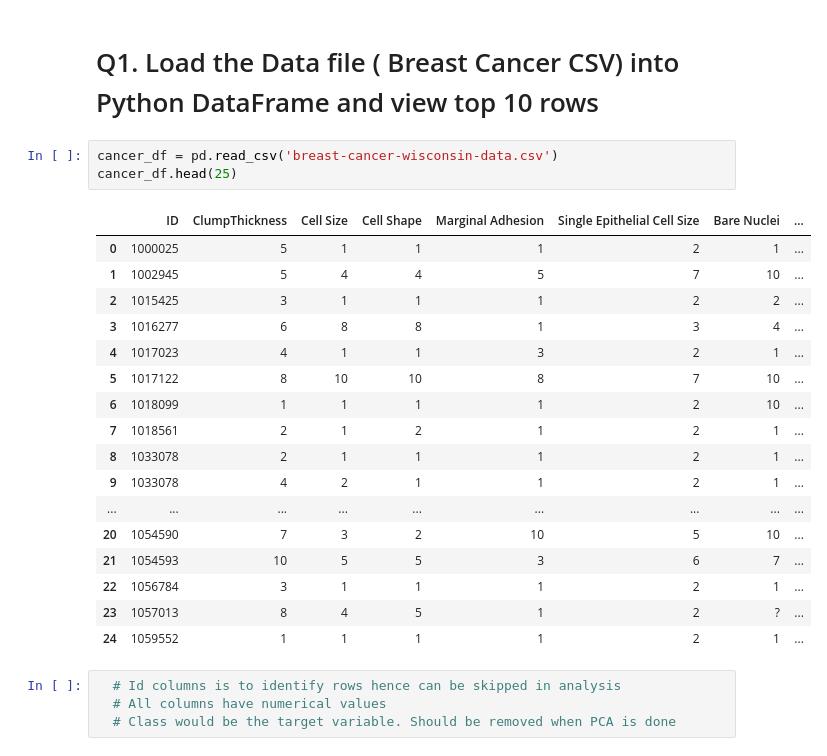
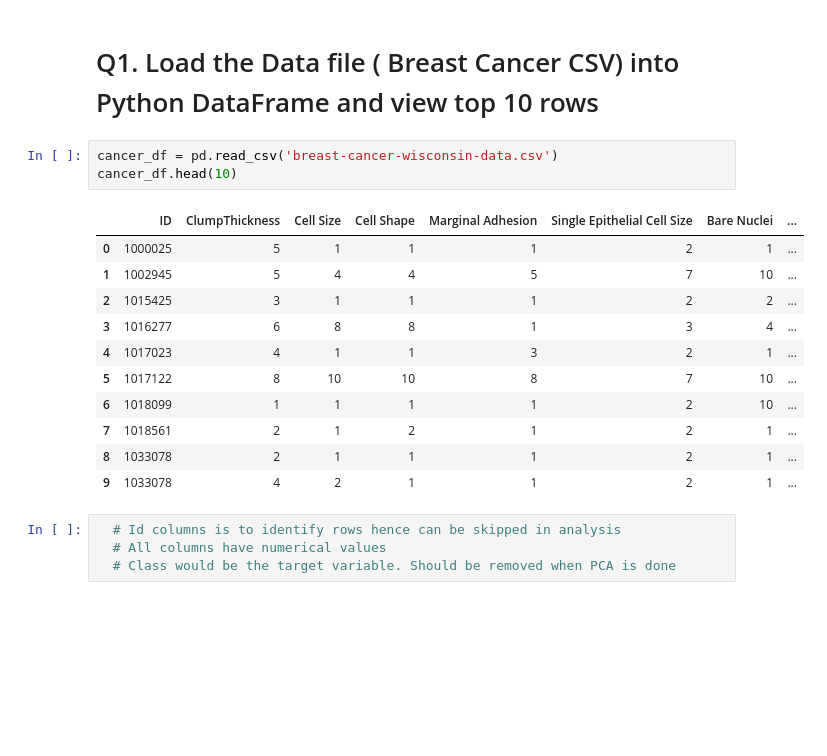
Before and after one commit to GreatLearningAIML1/bangalore-aug19-batch-harsha-konka, a Jupyter notebook: R5_Internal_Lab_PCA_PBRS.ipynb, the cells around one changed output. Cells and saved outputs as stored; diff of their text form; blank space fills up the shorter version.

```diff
--- a/R5_Internal_Lab_PCA_PBRS.ipynb
+++ b/R5_Internal_Lab_PCA_PBRS.ipynb
@@ -12,25 +12,19 @@ import matplotlib.pyplot as plt
 # Q1. Load the Data file ( Breast Cancer CSV) into Python DataFrame and view top 10 rows
 # %%
 cancer_df = pd.read_csv('breast-cancer-wisconsin-data.csv')
-cancer_df.head(25)
+cancer_df.head(10)
 # %% [output]
 |  | ID | ClumpThickness | Cell Size | Cell Shape | Marginal Adhesion | Single Epithelial Cell Size | Bare Nuclei | ... |
 | 0 | 1000025 | 5 | 1 | 1 | 1 | 2 | 1 | ... |
 | 1 | 1002945 | 5 | 4 | 4 | 5 | 7 | 10 | ... |
 | 2 | 1015425 | 3 | 1 | 1 | 1 | 2 | 2 | ... |
 | 3 | 1016277 | 6 | 8 | 8 | 1 | 3 | 4 | ... |
 | 4 | 1017023 | 4 | 1 | 1 | 3 | 2 | 1 | ... |
 | 5 | 1017122 | 8 | 10 | 10 | 8 | 7 | 10 | ... |
 | 6 | 1018099 | 1 | 1 | 1 | 1 | 2 | 10 | ... |
 | 7 | 1018561 | 2 | 1 | 2 | 1 | 2 | 1 | ... |
 | 8 | 1033078 | 2 | 1 | 1 | 1 | 2 | 1 | ... |
 | 9 | 1033078 | 4 | 2 | 1 | 1 | 2 | 1 | ... |
-| ... | ... | ... | ... | ... | ... | ... | ... | ... |
-| 20 | 1054590 | 7 | 3 | 2 | 10 | 5 | 10 | ... |
-| 21 | 1054593 | 10 | 5 | 5 | 3 | 6 | 7 | ... |
-| 22 | 1056784 | 3 | 1 | 1 | 1 | 2 | 1 | ... |
-| 23 | 1057013 | 8 | 4 | 5 | 1 | 2 | ? | ... |
-| 24 | 1059552 | 1 | 1 | 1 | 1 | 2 | 1 | ... |
 # %%
   # Id columns is to identify rows hence can be skipped in analysis
   # All columns have numerical values
```
